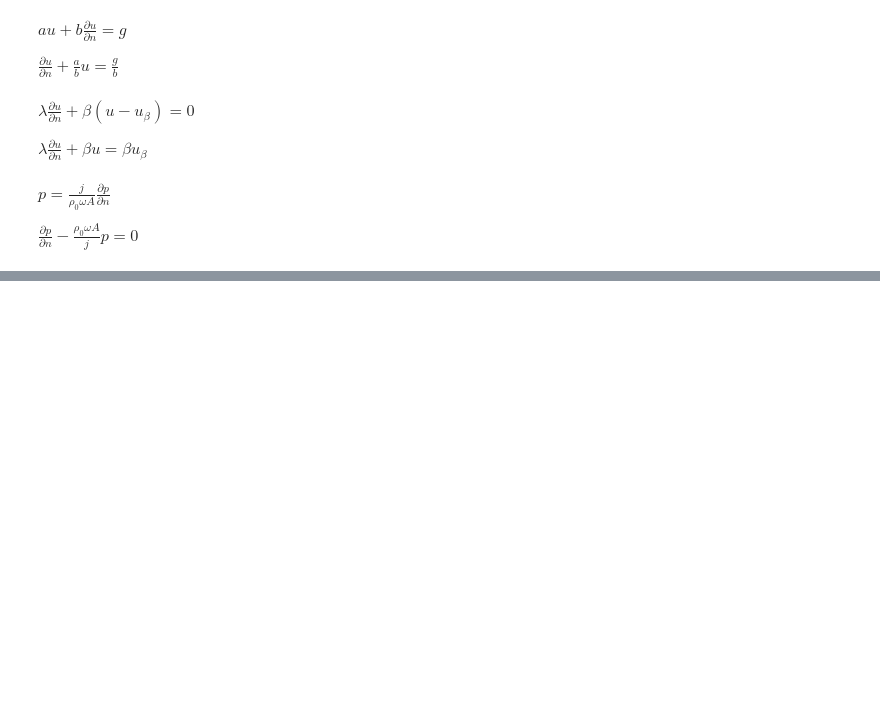
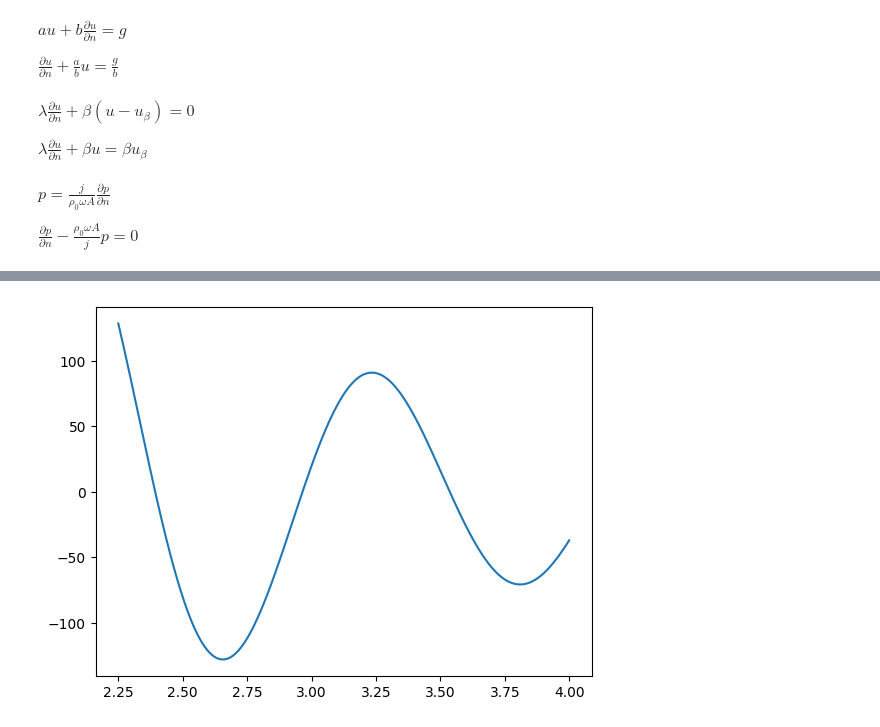
Before and after one commit to boorlakov/pyquasar, a Jupyter notebook: examples/acoustics.ipynb, the cells around one changed output, grey strips where cells are left out. Saved outputs shown, nothing was run; the diff lists cells and outputs as text; code cells hidden in the pictures; blank space fills up the shorter version.

```diff
--- a/examples/acoustics.ipynb
+++ b/examples/acoustics.ipynb
@@ -102,0 +104,15 @@ mic_pos = np.array([[2, 2, 2]])
+# %%
+pts = np.linspace(1, 2.75, 200)
+# %%
+pts = pts + 1.25
+pts = np.concatenate([pts[:, None], np.ones_like(pts)[:, None], 1.25 * np.ones_like(pts)[:, None]], axis=1)
+# %%
+fund = fundamental(pts, 0)
+fund *= -j * air["density"] * 2 * np.pi * f
+# %%
+fund_real = fund.real
+fund_imag = fund.imag
+# %%
+graph = plt.plot(pts[:, 0], fund_real)
+# %% [output]
+[figure, added]
```
Also changed, not shown: parts of 27 cells of this notebook, 2 other files.
